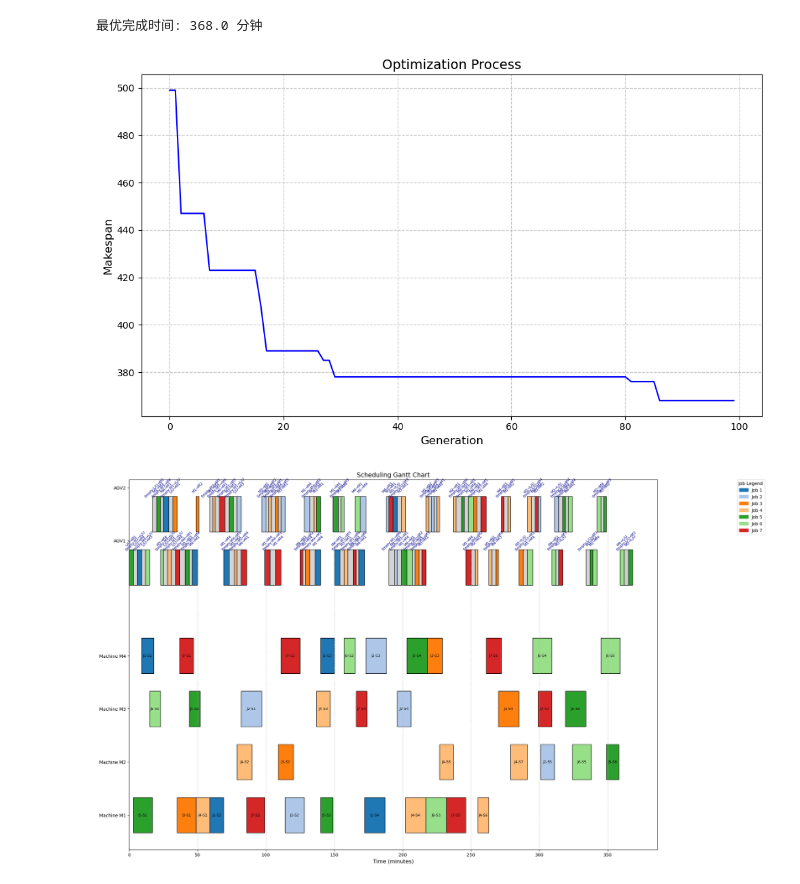
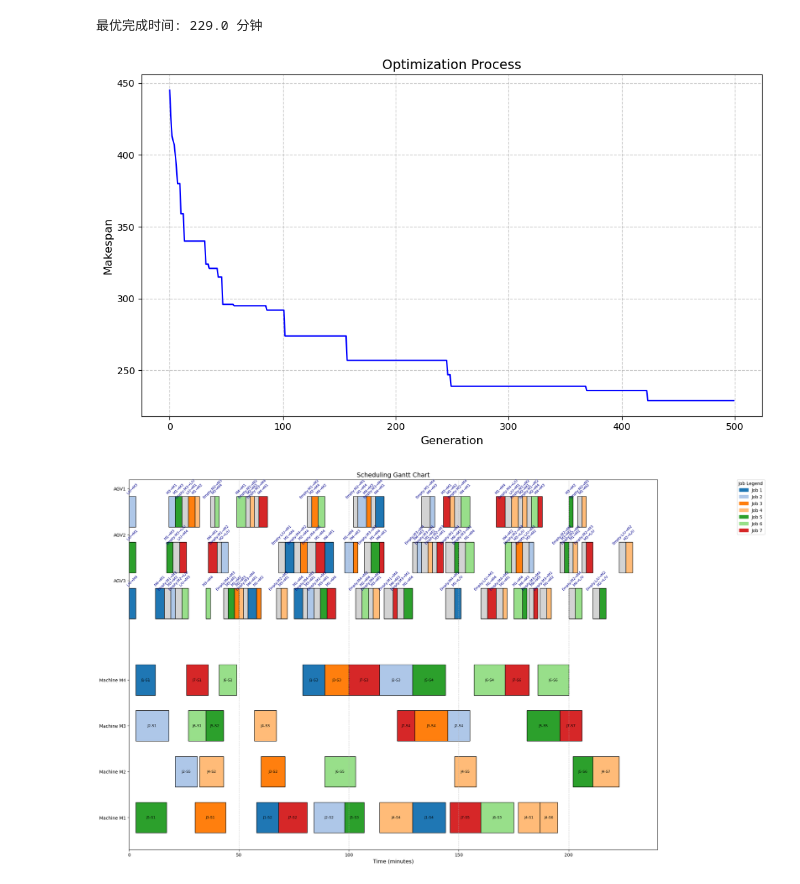
Before and after one commit to zakohao/open-hello-world, a Jupyter notebook: paper/fms-GA 2.0 .ipynb, the cells around one changed output. Drawn from its saved outputs; the diff is of its cells as text; code cells hidden in the pictures.

```diff
--- a/paper/fms-GA 2.0 .ipynb
+++ b/paper/fms-GA 2.0 .ipynb
@@ -892,37 +892,36 @@ class DynamicJSSPSolver:
             y_labels.append(f'AGV{agv+1}')
 
         plt.yticks(y_ticks, y_labels)
         plt.xlabel('Time (minutes)', fontsize=12)
         plt.title('Scheduling Gantt Chart', fontsize=14)
         plt.grid(axis='x', linestyle='--', alpha=0.7)
 
         patches = [mpatches.Patch(color=colors[i%20], label=f'Job {i+1}')
                   for i in range(len(self.jobs))]
         plt.legend(handles=patches,
                    bbox_to_anchor=(1.15, 1),
                    loc='upper left',
                    borderaxespad=0.,
                    title="Job Legend")
 
         plt.subplots_adjust(left=0.25, right=0.8, hspace=0.4)
         plt.show()
 
-# 使用示例
+# 使用数据
 if __name__ == "__main__":
     solver = DynamicJSSPSolver(
         transport_time=TRANSPORT_TIME,
-        agv_count=2
+        agv_count=3
     )
 
-    # 示例数据（需要根据实际情况替换）
     #time_matrix = time_matrix
     #machine_matrix = machine_matrix
 
     solver.update_production_data(time_matrix, machine_matrix)
-    best_solution, history = solver.solve(pop_size=50, max_gen=100)
+    best_solution, history = solver.solve(pop_size=50, max_gen=500)
     print(f"最优完成时间: {best_solution.makespan} 分钟")
     solver.visualize(best_solution, history)
 # %% [output]
-最优完成时间: 368.0 分钟
+最优完成时间: 229.0 分钟
-[figure, old version]
+[figure, new version]
-[figure, old version]
+[figure, new version]
```
Also changed, not shown: parts of 1 cell of this notebook.
